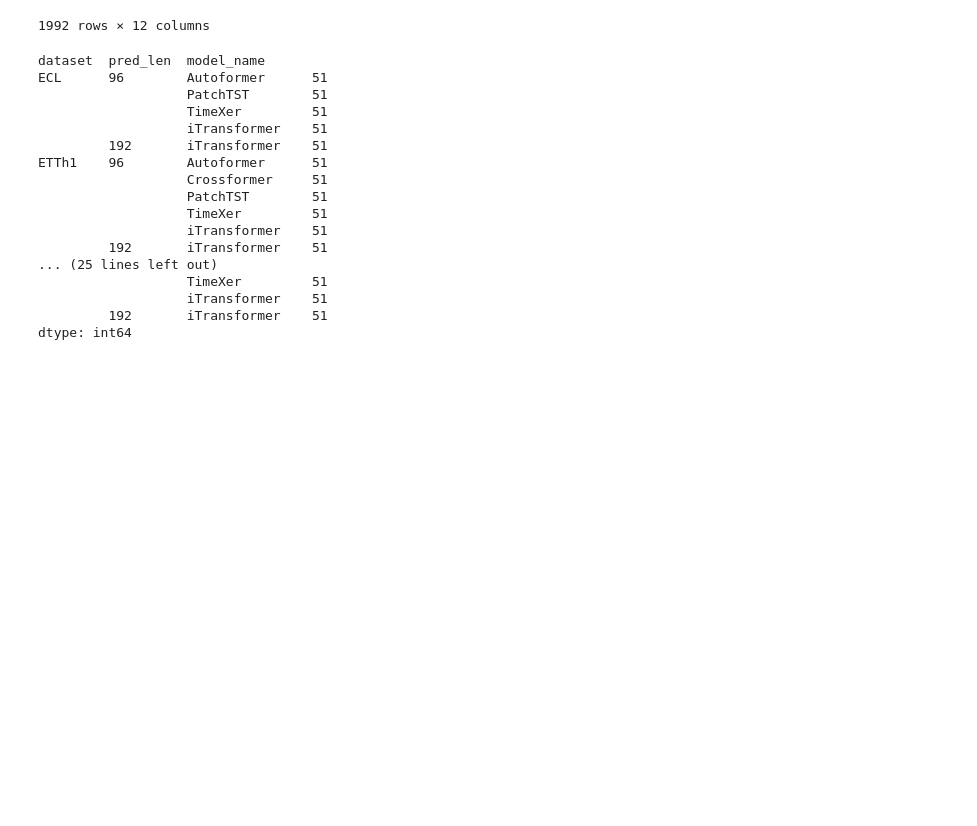
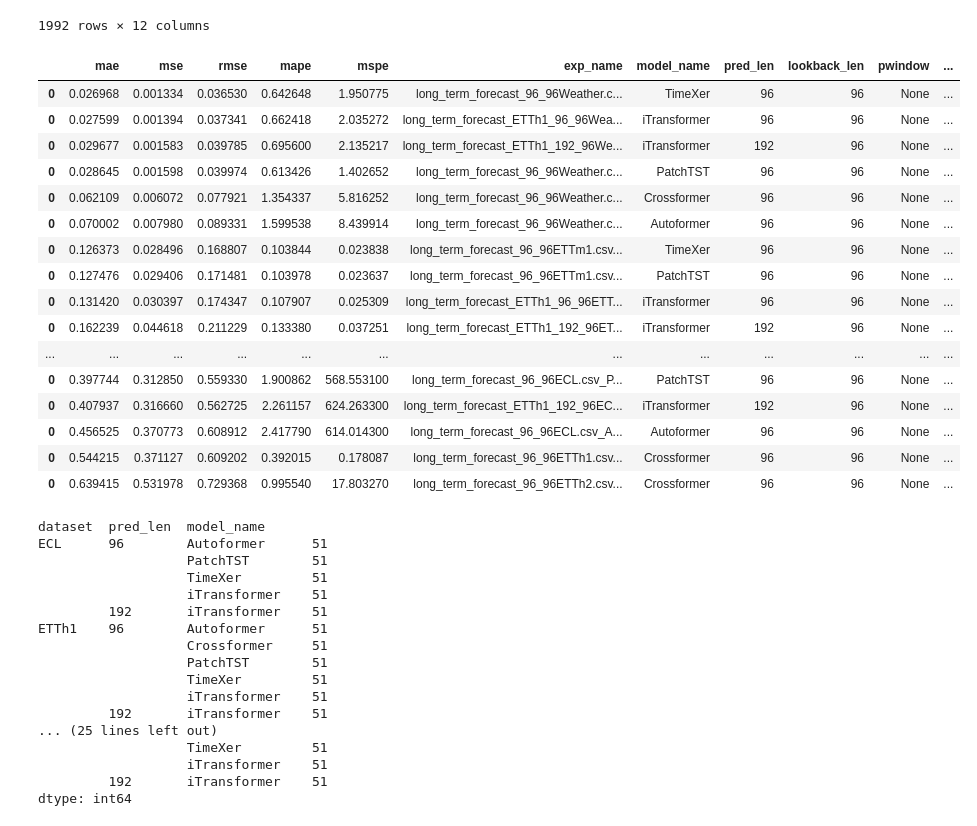
Before and after one commit to avilarenan/TSPindorama, a Jupyter notebook: results.ipynb, the cells around one changed output. Saved outputs shown, nothing was run; the diff lists cells and outputs as text; code cells hidden in the pictures; blank space fills up the shorter version.

```diff
--- a/results.ipynb
+++ b/results.ipynb
@@ -16,6 +16,6 @@ from results_utils import get_results, plot_results
 # %%
-partial_results = get_results(with_calc_improv=False)
-partial_results
+all_results = get_results(with_calc_improv=False)
+all_results
 # %% [output]
 |  | mae | mse | rmse | mape | mspe | exp_name | model_name | pred_len | lookback_len | pwindow | ... |
 | 0 | 0.026185 | 0.001267 | 0.035594 | 0.617929 | 1.814222 | long_term_forecast_ETTh1_96_96Wea... | iTransformer | 96 | 96 | 1251 | ... |
@@ -30,6 +30,26 @@ partial_results
 | 0 | 1.004878 | 1.194007 | 1.092706 | 1.597492 | 36.655285 | long_term_forecast_96_96ETTh2_w12... | Crossformer | 96 | 96 | 1251 | ... |
 | 0 | 1.029735 | 1.236764 | 1.112099 | 1.699586 | 44.818970 | long_term_forecast_96_96ETTh2_w50... | Crossformer | 96 | 96 | 501 | ... |
 1992 rows × 12 columns
+# %%
+all_results[all_results["pconstructor"] == "identity"]
+# %% [output]
+|  | mae | mse | rmse | mape | mspe | exp_name | model_name | pred_len | lookback_len | pwindow | ... |
+| 0 | 0.026968 | 0.001334 | 0.036530 | 0.642648 | 1.950775 | long_term_forecast_96_96Weather.c... | TimeXer | 96 | 96 | None | ... |
+| 0 | 0.027599 | 0.001394 | 0.037341 | 0.662418 | 2.035272 | long_term_forecast_ETTh1_96_96Wea... | iTransformer | 96 | 96 | None | ... |
+| 0 | 0.029677 | 0.001583 | 0.039785 | 0.695600 | 2.135217 | long_term_forecast_ETTh1_192_96We... | iTransformer | 192 | 96 | None | ... |
+| 0 | 0.028645 | 0.001598 | 0.039974 | 0.613426 | 1.402652 | long_term_forecast_96_96Weather.c... | PatchTST | 96 | 96 | None | ... |
+| 0 | 0.062109 | 0.006072 | 0.077921 | 1.354337 | 5.816252 | long_term_forecast_96_96Weather.c... | Crossformer | 96 | 96 | None | ... |
+| 0 | 0.070002 | 0.007980 | 0.089331 | 1.599538 | 8.439914 | long_term_forecast_96_96Weather.c... | Autoformer | 96 | 96 | None | ... |
+| 0 | 0.126373 | 0.028496 | 0.168807 | 0.103844 | 0.023838 | long_term_forecast_96_96ETTm1.csv... | TimeXer | 96 | 96 | None | ... |
+| 0 | 0.127476 | 0.029406 | 0.171481 | 0.103978 | 0.023637 | long_term_forecast_96_96ETTm1.csv... | PatchTST | 96 | 96 | None | ... |
+| 0 | 0.131420 | 0.030397 | 0.174347 | 0.107907 | 0.025309 | long_term_forecast_ETTh1_96_96ETT... | iTransformer | 96 | 96 | None | ... |
+| 0 | 0.162239 | 0.044618 | 0.211229 | 0.133380 | 0.037251 | long_term_forecast_ETTh1_192_96ET... | iTransformer | 192 | 96 | None | ... |
+| ... | ... | ... | ... | ... | ... | ... | ... | ... | ... | ... | ... |
+| 0 | 0.397744 | 0.312850 | 0.559330 | 1.900862 | 568.553100 | long_term_forecast_96_96ECL.csv_P... | PatchTST | 96 | 96 | None | ... |
+| 0 | 0.407937 | 0.316660 | 0.562725 | 2.261157 | 624.263300 | long_term_forecast_ETTh1_192_96EC... | iTransformer | 192 | 96 | None | ... |
+| 0 | 0.456525 | 0.370773 | 0.608912 | 2.417790 | 614.014300 | long_term_forecast_96_96ECL.csv_A... | Autoformer | 96 | 96 | None | ... |
+| 0 | 0.544215 | 0.371127 | 0.609202 | 0.392015 | 0.178087 | long_term_forecast_96_96ETTh1.csv... | Crossformer | 96 | 96 | None | ... |
+| 0 | 0.639415 | 0.531978 | 0.729368 | 0.995540 | 17.803270 | long_term_forecast_96_96ETTh2.csv... | Crossformer | 96 | 96 | None | ... |
 # %%
 results_df = get_results(with_calc_improv=True)
 results_df.to_csv("partial_results.csv", index=False)
```
Also changed, not shown: parts of 5 cells of this notebook, 1 other file.
